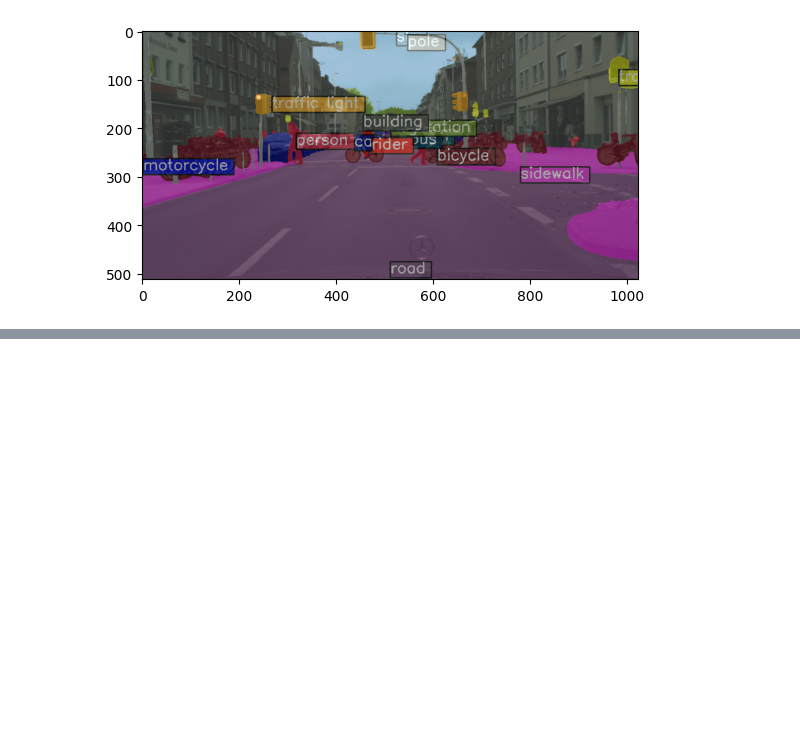
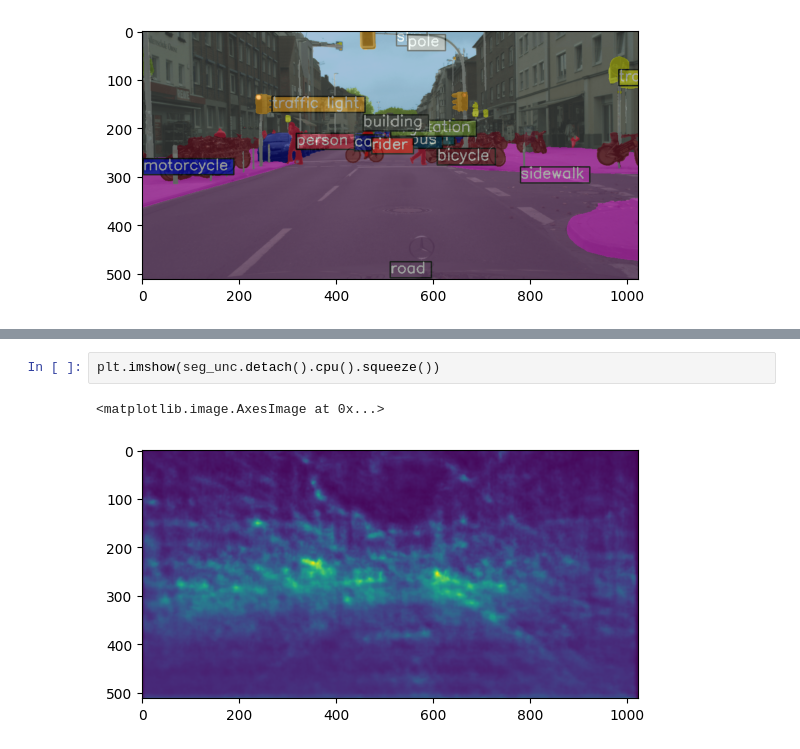
Before and after one commit to romiebanerjee/mmsegmentation-bayes, a Jupyter notebook: mmlab_bayes.ipynb, the cells around one changed output, grey strips where cells are left out. Cells and saved outputs as stored; diff of their text form; blank space fills up the shorter version.

```diff
--- a/mmlab_bayes.ipynb
+++ b/mmlab_bayes.ipynb
@@ -241,0 +227,5 @@ RuntimeError: shape '[2048, 1, 3, 3]' is invalid for input of size 37748736
+# %%
+plt.imshow(seg_unc.detach().cpu().squeeze())
+# %% [output]
+<matplotlib.image.AxesImage at 0x...>
+[figure, added]
```
Also changed, not shown: parts of 12 cells of this notebook.
